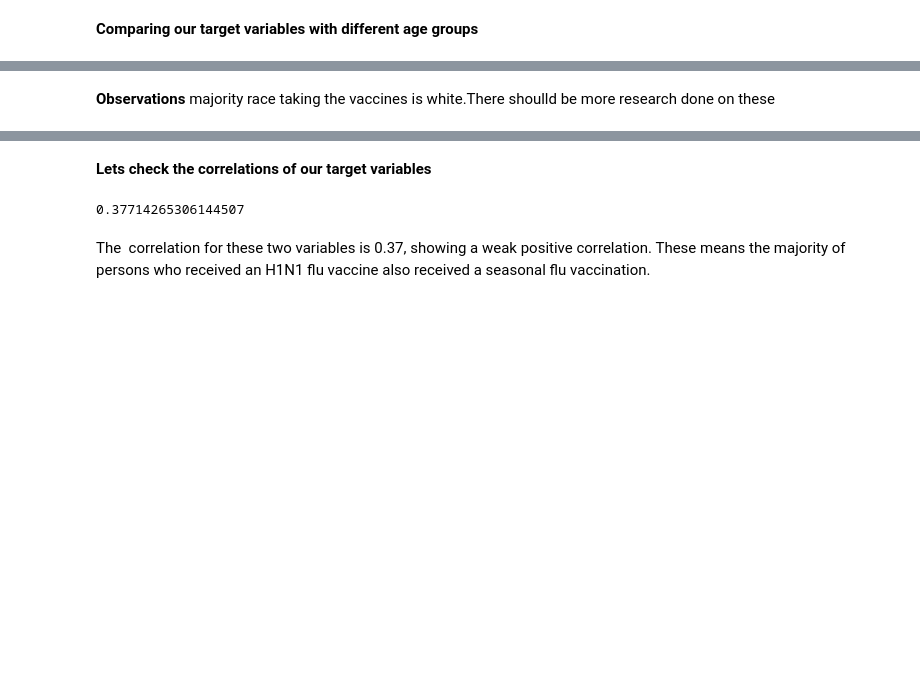
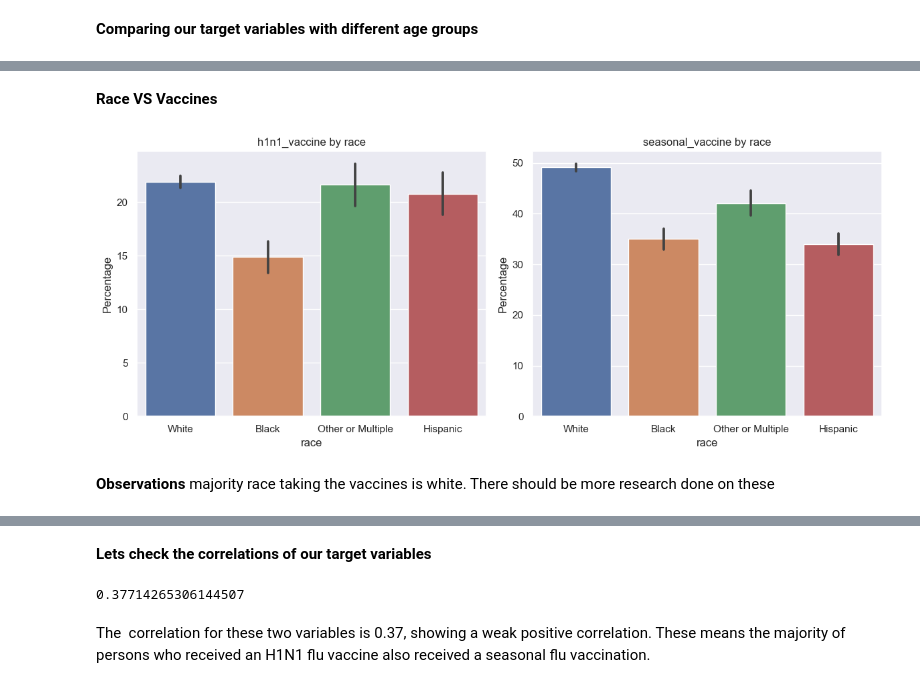
Before and after one commit to Geraldkigotho/Flu-Shot-Learning-project, a Jupyter notebook: project.ipynb, the cells around one changed output, grey strips where cells are left out. Saved outputs shown, nothing was run; the diff lists cells and outputs as text; code cells hidden in the pictures; blank space fills up the shorter version.

```diff
--- a/project.ipynb
+++ b/project.ipynb
@@ -551,2 +523,8 @@ plt.show()
+# %% [markdown]
+**Race VS Vaccines**
+# %%
+data_visualization.visualize('race', 'h1n1_vaccine', 'seasonal_vaccine')
+# %% [output]
+[figure, added]
 # %% [markdown]
-**Observations** majority race taking the vaccines is white.There shoulld be more research done on these
+**Observations** majority race taking the vaccines is white. There should be more research done on these
```
Also changed, not shown: parts of 72 cells of this notebook.
